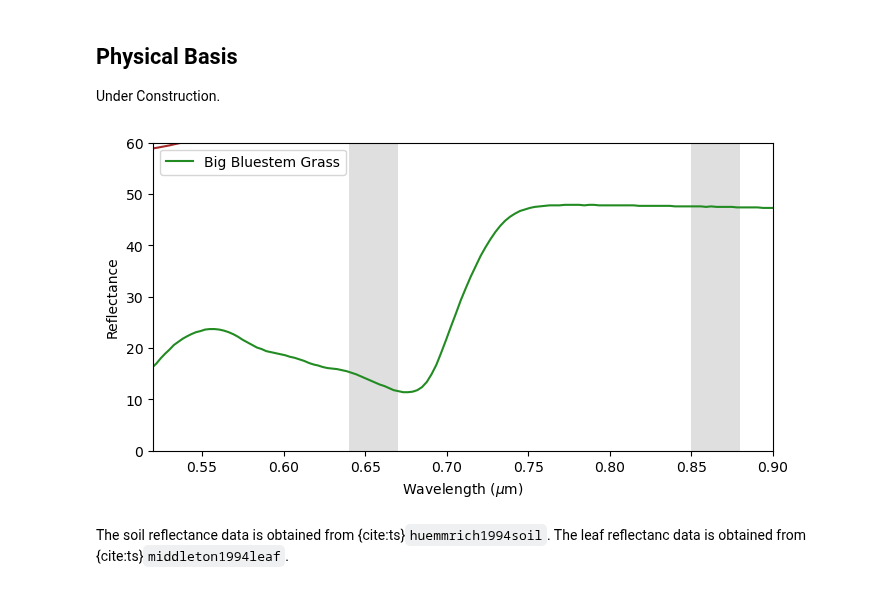
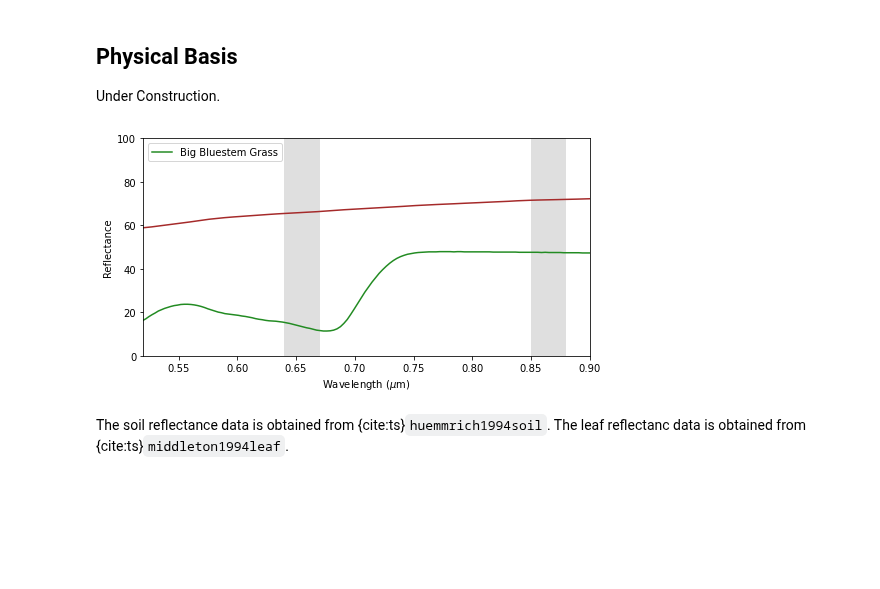
Before and after one commit to ProfMikeWood/ocean_remote_sensing_book, a Jupyter notebook: optical/ndis.ipynb, the cells around one changed output. Drawn from its saved outputs; the diff is of its cells as text; code cells hidden in the pictures; blank space fills up the shorter version.

```diff
--- a/optical/ndis.ipynb
+++ b/optical/ndis.ipynb
@@ -22,23 +22,23 @@ Under Construction.
 # %%
 # read in the data
 sand_reflectance = np.genfromtxt('../data/sand_reflectance_spectra.csv', delimiter=',')
 leaf_reflectance = np.genfromtxt('../data/leaf_reflectance_spectrum.txt', delimiter=',')
 
 # make a figure
 plt.figure(figsize=(8,4))
-plt.gca().add_patch(Rectangle([0.64,0],0.03,60,facecolor='silver',alpha=0.5))
-plt.gca().add_patch(Rectangle([0.85,0],0.03,60,facecolor='silver',alpha=0.5))
+plt.gca().add_patch(Rectangle([0.64,0],0.03,100,facecolor='silver',alpha=0.5))
+plt.gca().add_patch(Rectangle([0.85,0],0.03,100,facecolor='silver',alpha=0.5))
 plt.plot(sand_reflectance[:,0]*1e-3, sand_reflectance[:,1]*100, color='brown')
 plt.plot(leaf_reflectance[:,0], leaf_reflectance[:,1], color='forestgreen',
          label='Big Bluestem Grass')
 plt.gca().set_xlim([0.52,0.9])
-plt.gca().set_ylim([0,60])
+plt.gca().set_ylim([0,100])
 plt.ylabel('Reflectance')
 plt.xlabel('Wavelength ($\mu$m)')
 plt.legend()
 plt.show()
 # %% [output]
-[figure, old version]
+[figure, new version]
 # %% [markdown]
 The soil reflectance data is obtained from {cite:ts}`huemmrich1994soil`. The leaf reflectanc data is obtained from {cite:ts}`middleton1994leaf`.
 # %% [markdown]
```
Also changed, not shown: parts of 4 cells of this notebook, 4 other files.
